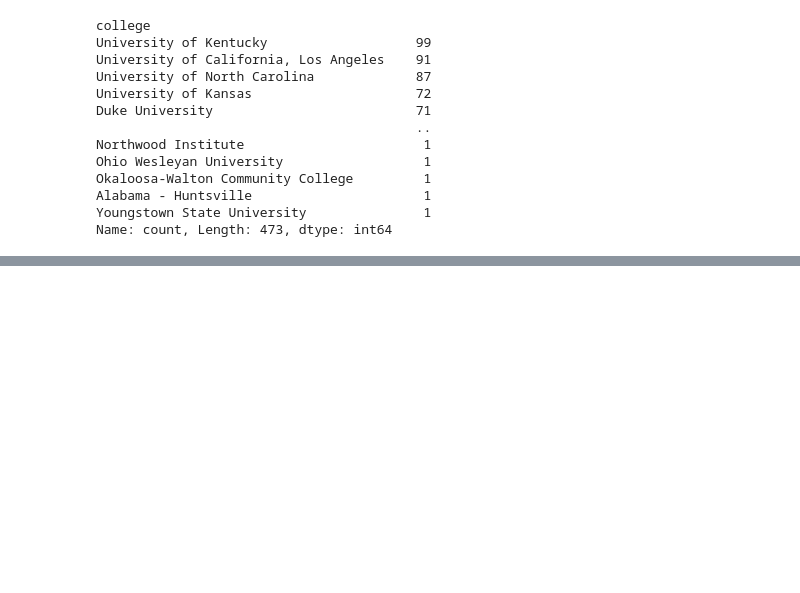
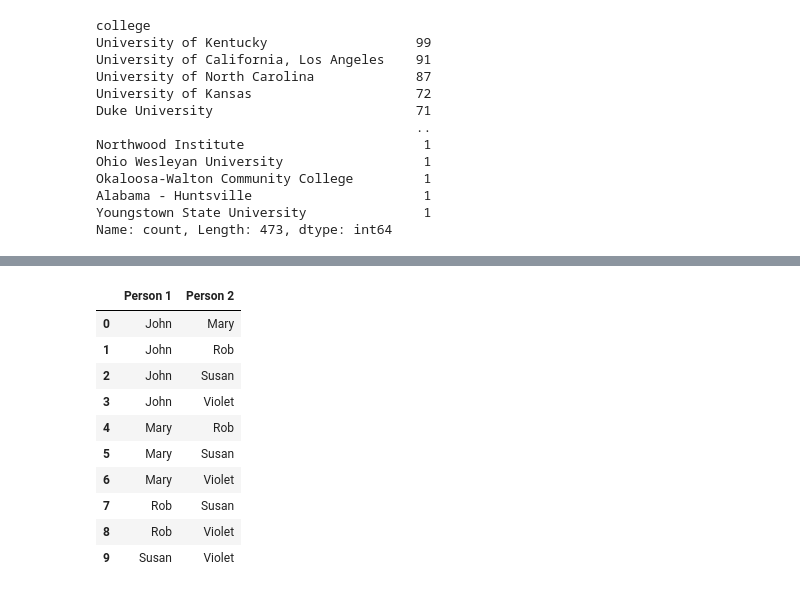
Before and after one commit to AgentXCross/PythonDS-ML, a Jupyter notebook: Projects/Notebooks/basketball.ipynb, the cells around one changed output, grey strips where cells are left out. Drawn from its saved outputs; the diff is of its cells as text; code cells hidden in the pictures; blank space fills up the shorter version.

```diff
--- a/Projects/Notebooks/basketball.ipynb
+++ b/Projects/Notebooks/basketball.ipynb
@@ -83,0 +156,15 @@ Name: count, Length: 473, dtype: int64
+# %%
+names_df = pd.DataFrame(combinations(names, 2), columns = ['Person 1', 'Person 2'])
+names_df
+# %% [output]
+|  | Person 1 | Person 2 |
+| 0 | John | Mary |
+| 1 | John | Rob |
+| 2 | John | Susan |
+| 3 | John | Violet |
+| 4 | Mary | Rob |
+| 5 | Mary | Susan |
+| 6 | Mary | Violet |
+| 7 | Rob | Susan |
+| 8 | Rob | Violet |
+| 9 | Susan | Violet |
```
Also changed, not shown: parts of 21 cells of this notebook, 1 other file.
